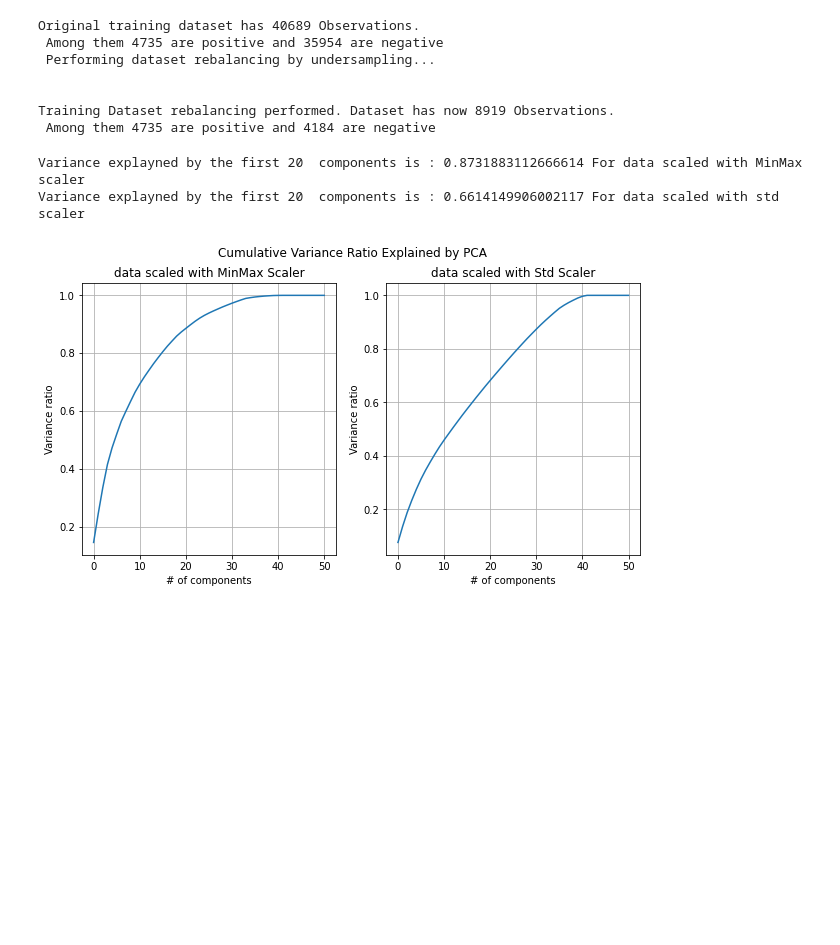
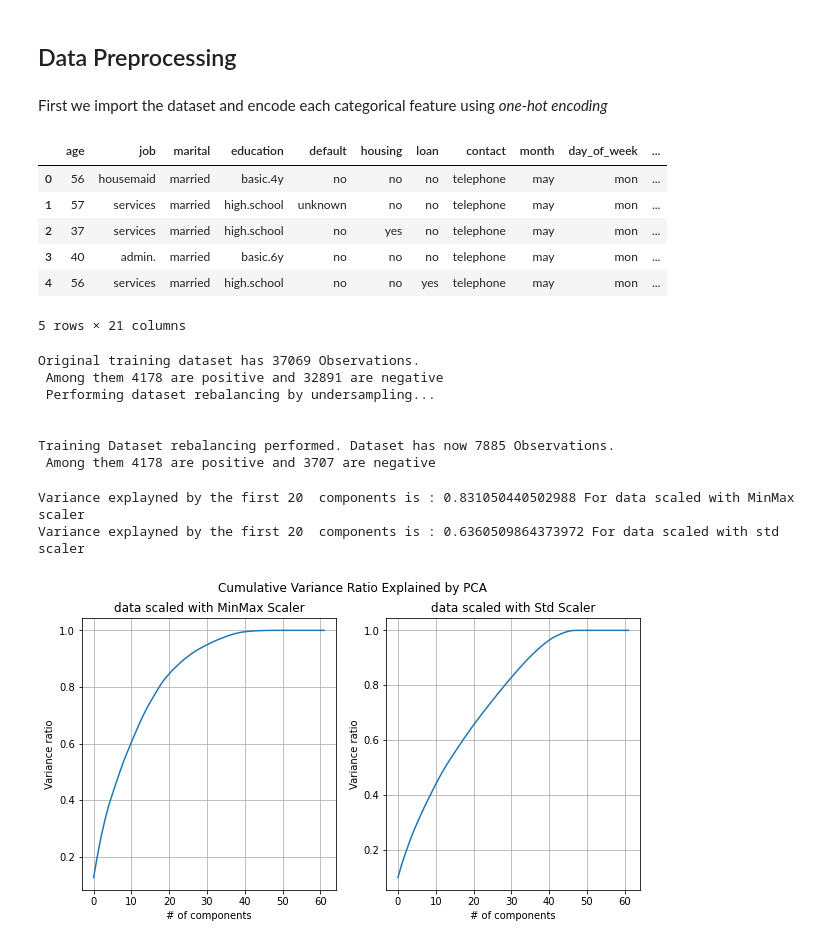
Before and after one commit to giulionenna/AS_ML_project, a Jupyter notebook: bank_notebook.ipynb, the cells around one changed output. Cells and saved outputs as stored; diff of their text form; code cells hidden in the pictures; blank space fills up the shorter version.

```diff
--- a/bank_notebook.ipynb
+++ b/bank_notebook.ipynb
@@ -1,3 +40,5 @@
+# %% [markdown]
+## Data Preprocessing
 # %%
 import numpy as np
 import pandas as pd
@@ -14,13 +55,25 @@ from sklearn.linear_model import LogisticRegression
 from sklearn.decomposition import PCA
 from sklearn.cluster import KMeans
 from IPython.display import display
+# %% [markdown]
+First we import the dataset and encode each categorical feature using _one-hot encoding_
 # %%
-df = pd.read_csv('Data/bank/bank-full.csv', sep=';')
-df.head()
+df = pd.read_csv('Data/bank/bank-additional-full.csv', sep=';')
+display(df.head())
 cat_col = df.dtypes=='O'
 df_enc = pd.get_dummies(df.loc[:, cat_col], prefix=df.columns[cat_col])
 df_enc = df_enc.join(df.loc[:, np.logical_not(cat_col)])
-df_enc = df_enc.drop('y_no', axis=1)
+
+df_enc = df_enc.drop('y_no', axis=1) #deleting column since attribute "y" is binary
+df_enc = df_enc.drop('duration', axis = 1) #drop the duration column (see attribute information)
+# %% [output]
+|  | age | job | marital | education | default | housing | loan | contact | month | day_of_week | ... |
+| 0 | 56 | housemaid | married | basic.4y | no | no | no | telephone | may | mon | ... |
+| 1 | 57 | services | married | high.school | unknown | no | no | telephone | may | mon | ... |
+| 2 | 37 | services | married | high.school | no | yes | no | telephone | may | mon | ... |
+| 3 | 40 | admin. | married | basic.6y | no | no | no | telephone | may | mon | ... |
+| 4 | 56 | services | married | high.school | no | no | yes | telephone | may | mon | ... |
+5 rows × 21 columns
 # %%
 df_train, df_test = train_test_split(df_enc, test_size=0.1, random_state=42)
 
@@ -49,13 +102,13 @@ X_test = df_test.loc[:, df_test.columns!='y_yes']
 y_train = df_train['y_yes']
 y_test = df_test['y_yes']
 # %% [output]
-Original training dataset has 40689 Observations.
- Among them 4735 are positive and 35954 are negative
+Original training dataset has 37069 Observations.
+ Among them 4178 are positive and 32891 are negative
  Performing dataset rebalancing by undersampling...
 
 
-Training Dataset rebalancing performed. Dataset has now 8919 Observations.
- Among them 4735 are positive and 4184 are negative
+Training Dataset rebalancing performed. Dataset has now 7885 Observations.
+ Among them 4178 are positive and 3707 are negative
 # %%
 #Performing scaling and pca using min max scaler
 scaler_mm = MinMaxScaler()
@@ -104,9 +157,9 @@ print("Variance explayned by the first", n_components, " components is :", var_s
 X_train_scaled_mm_pca = pca_mm.transform(X_train_scaled_mm)[:, :n_components]
 X_test_scaled_mm_pca = pca_mm.transform(X_test_scaled_mm)[:, :n_components]
 # %% [output]
-Variance explayned by the first 20  components is : 0.8731883112666614 For data scaled with MinMax scaler
-Variance explayned by the first 20  components is : 0.6614149906002117 For data scaled with std scaler
+Variance explayned by the first 20  components is : 0.831050440502988 For data scaled with MinMax scaler
+Variance explayned by the first 20  components is : 0.6360509864373972 For data scaled with std scaler
-[figure, old version]
+[figure, new version]
 # %%
 plt.scatter(X_train_scaled_mm_pca[:,0],X_train_scaled_mm_pca[:,1], c=y_train)
 # %% [output]
```
Also changed, not shown: parts of 6 cells of this notebook, 3 other files.
